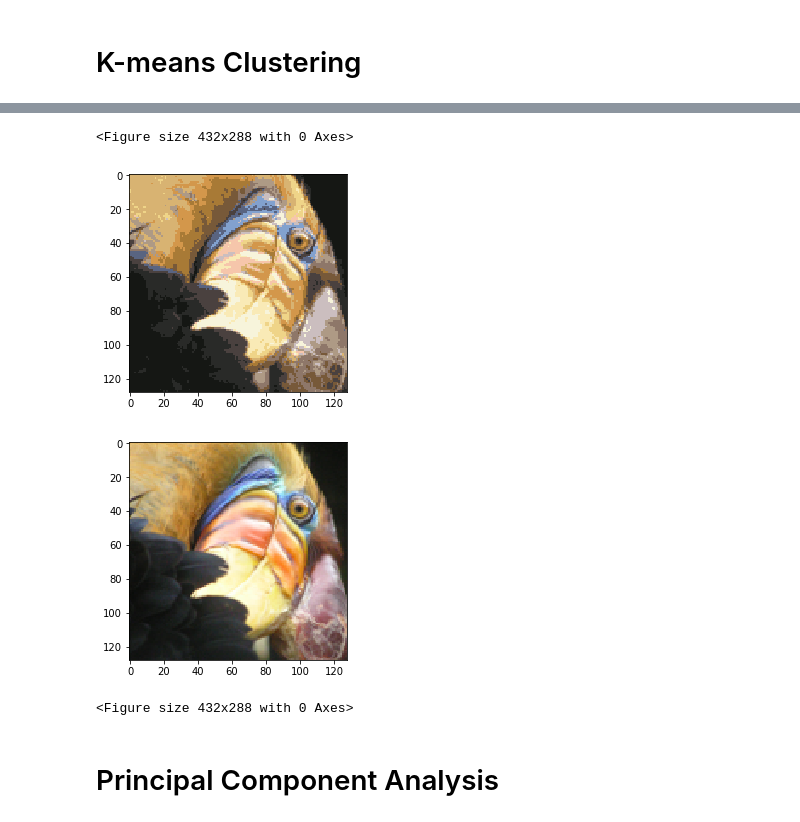
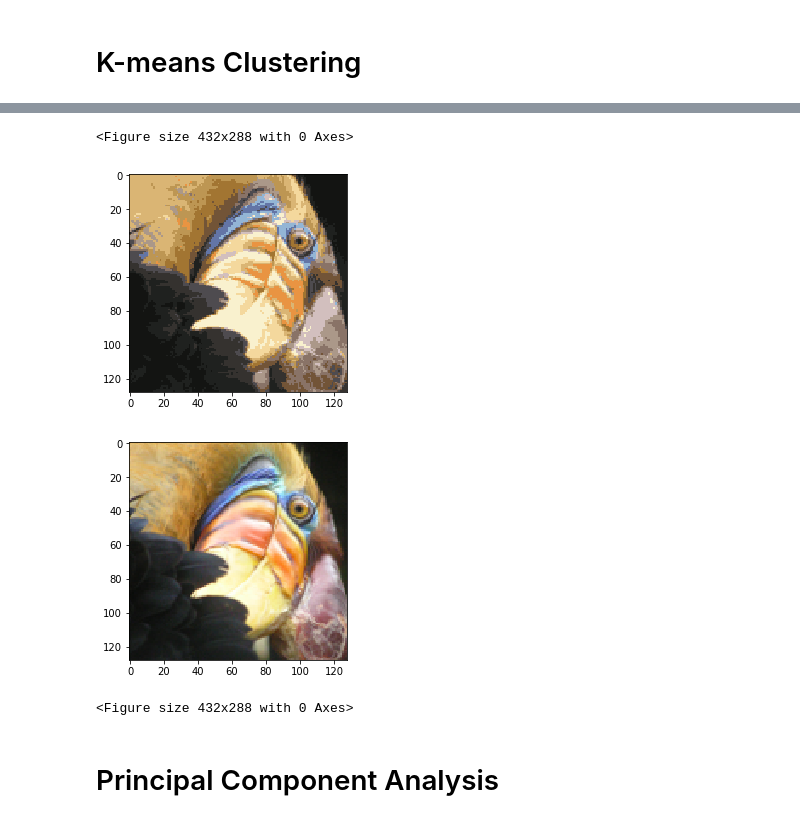
Before and after one commit to fransoaardi/coursera-ml, a Jupyter notebook: Ex07-K-means Clustering and Principal Component Analysis.ipynb, the cells around one changed output, grey strips where cells are left out. Cells and saved outputs as stored; diff of their text form; code cells hidden in the pictures.

```diff
--- a/Ex07-K-means Clustering and Principal Component Analysis.ipynb
+++ b/Ex07-K-means Clustering and Principal Component Analysis.ipynb
@@ -65,3 +65,4 @@ for n in nx:
 # %%
 img = plt.imread('data/bird_small.png')
-img_data = img.reshape(128*128,3)
+img_data = img.reshape(128*128,3)/255
+plt.imshow(img)
@@ -100,7 +104,7 @@ def computeMeans3D(X, index, K):
     return sums/lengths
 # %%
 K = 16
-iter_cnt = 100
+iter_cnt = 10
 
 centroids = kMeansInitCentroids3D(img_data,K)
 
@@ -112,17 +116,17 @@ nimg = np.c_[img_data,index]
 # %%
 ans = np.zeros((16384, 3))
 
 for idx, dum in enumerate(nimg):
     ans[idx] = centroids[dum.astype(int)[3]]
 
 
-plt.imshow(ans.reshape((128,128,3)))
+plt.imshow(ans.reshape((128,128,3))*255)
 plt.figure()
 plt.imshow(img)
 plt.figure()
 # %% [output]
 <Figure size 432x288 with 0 Axes>
-[figure, old version]
+[figure, new version]
 [figure]
 <Figure size 432x288 with 0 Axes>
 # %% [markdown]
```
Also changed, not shown: parts of 9 cells of this notebook, 1 other file.
